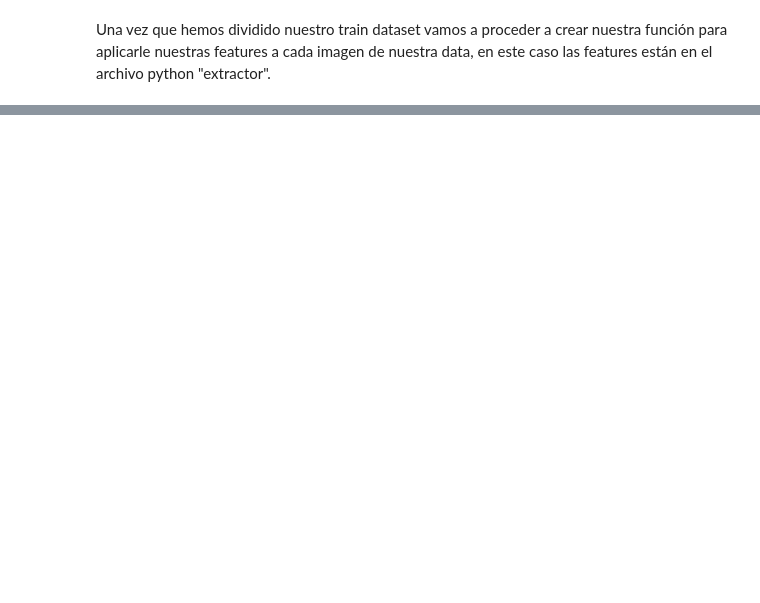
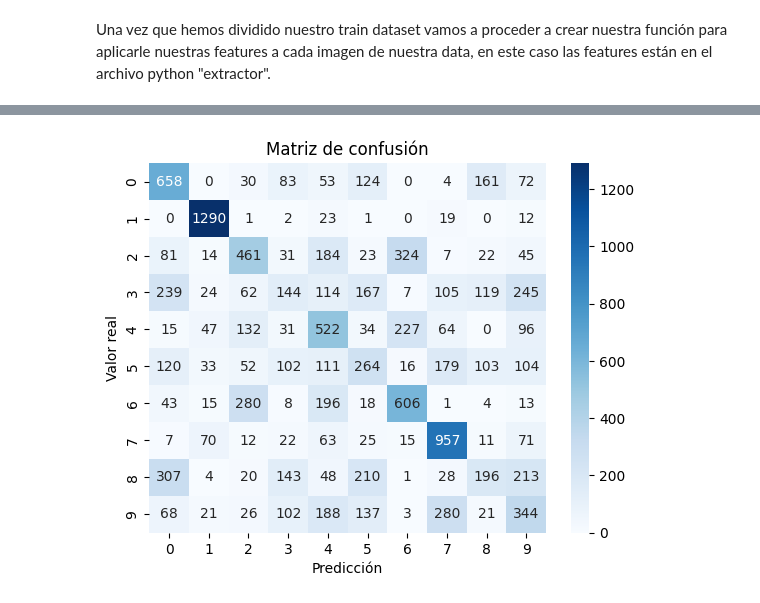
Before and after one commit to MiguelTami/MNIST-project, a Jupyter notebook: notebooks/fase2_features_y_modelos.ipynb, the cells around one changed output, grey strips where cells are left out. Cells and saved outputs as stored; diff of their text form; code cells hidden in the pictures; blank space fills up the shorter version.

Commit message:
Linear Regression model pipeline

```diff
--- a/notebooks/fase2_features_y_modelos.ipynb
+++ b/notebooks/fase2_features_y_modelos.ipynb
@@ -105,0 +131,12 @@ print(X_train_features)
+# %%
+from sklearn.preprocessing import StandardScaler
+
+scaler = StandardScaler()
+X_train_scaled = scaler.fit_transform(X_train_features)
+X_val_scaled = scaler.transform(X_val_features)
+
+y_train = pd.read_csv(f"{output_dir}/y_train.csv")
+y_train = y_train.squeeze()
+
+y_val = pd.read_csv(f"{output_dir}/y_val.csv")
+y_val = y_val.squeeze()
@@ -105,0 +157,19 @@ print(X_train_features)
+# %%
+from sklearn.linear_model import LogisticRegression
+import joblib
+
+# 1. Crear y entrenar el modelo
+model = LogisticRegression(max_iter=1000, solver='lbfgs')
+model.fit(X_train_scaled, y_train)
+
+# 2. Predecir en validación
+y_pred = model.predict(X_val_scaled)
+
+# 3. Evaluar
+from sklearn.metrics import accuracy_score, confusion_matrix
+print(f"Accuracy: {accuracy_score(y_val, y_pred)*100}%")
+print(confusion_matrix(y_val, y_pred))
+
+#Guardamos nuestro modelo
+if not os.path.exists("../output/models/regression_V1.pkl"):
+    joblib.dump(model,"../output/models/regression_V1.pkl")
@@ -105,0 +192,12 @@ print(X_train_features)
+# %%
+import seaborn as sns
+import matplotlib.pyplot as plt
+
+cm = confusion_matrix(y_val, y_pred)
+sns.heatmap(cm, annot=True, fmt='d', cmap='Blues')
+plt.xlabel("Predicción")
+plt.ylabel("Valor real")
+plt.title("Matriz de confusión")
+plt.show()
+# %% [output]
+[figure, added]
```
Also changed, not shown: parts of 18 cells of this notebook, 10 other files.
